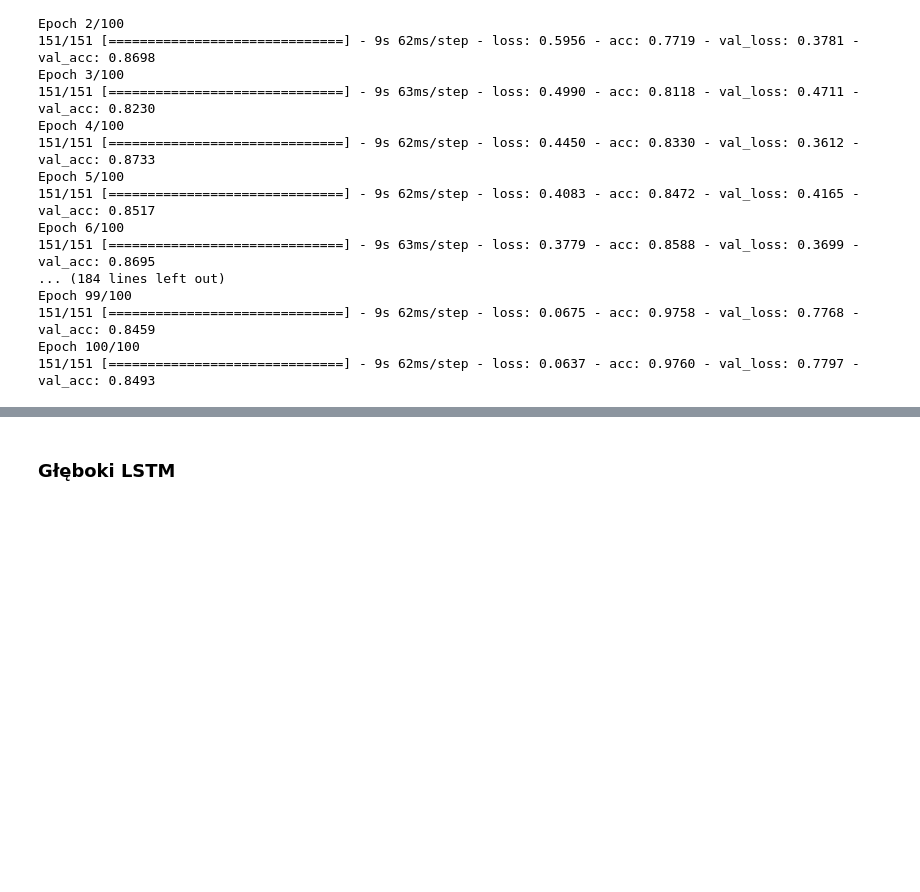
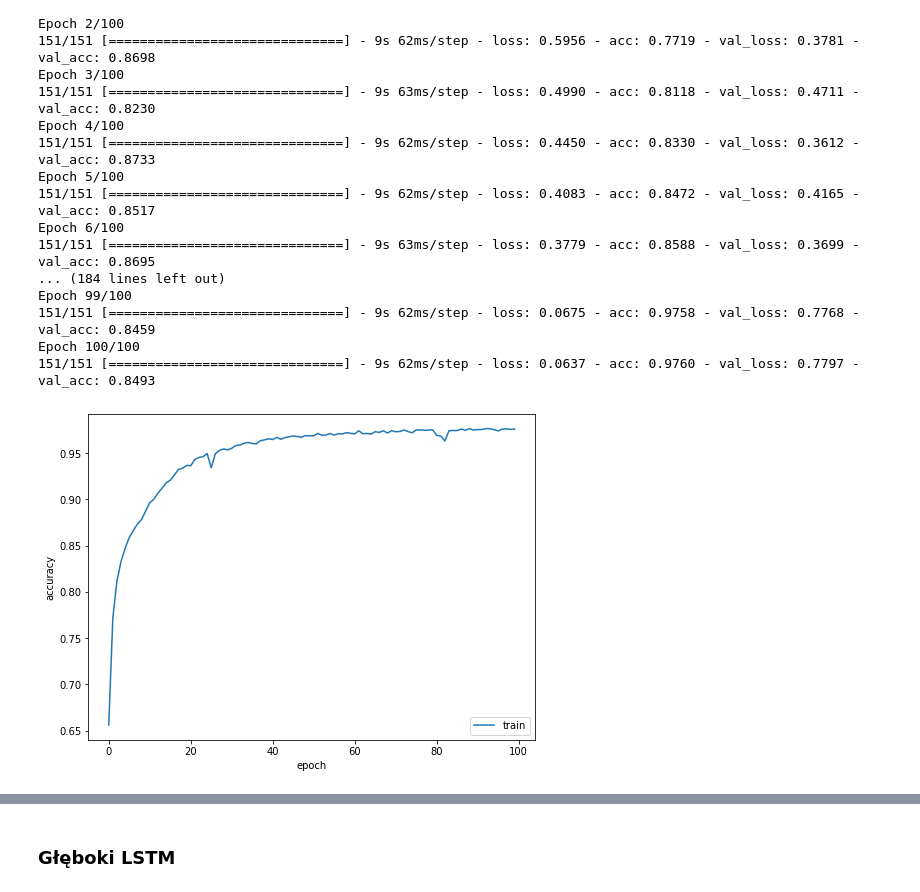
Before and after one commit to INFJakZda/Emotion-Recognition, a Jupyter notebook: reports/Emotion_Recognition.ipynb, the cells around one changed output, grey strips where cells are left out. Saved outputs shown, nothing was run; the diff lists cells and outputs as text; code cells hidden in the pictures; blank space fills up the shorter version.

```diff
--- a/reports/Emotion_Recognition.ipynb
+++ b/reports/Emotion_Recognition.ipynb
@@ -44,7 +62,7 @@ def getOneLayerLSTM(embeddingMatrix):
     model = Sequential()
     model.add(embeddingLayer)
     model.add(LSTM(LSTM_DIM, dropout=DROPOUT))
-    model.add(Dense(NUM_CLASSES, activation='sigmoid'))
+    model.add(Dense(NUM_CLASSES, activation='softmax'))
 
     rmsprop = tf.keras.optimizers.RMSprop(lr=LEARNING_RATE)
     model.compile(loss='categorical_crossentropy',
@@ -231,3 +235,12 @@ Epoch 99/100
 151/151 [==============================] - 9s 62ms/step - loss: 0.0675 - acc: 0.9758 - val_loss: 0.7768 - val_acc: 0.8459
 Epoch 100/100
 151/151 [==============================] - 9s 62ms/step - loss: 0.0637 - acc: 0.9760 - val_loss: 0.7797 - val_acc: 0.8493
+# %%
+rcParams['figure.figsize'] = 8,6
+plt.plot(history.history['acc'])
+plt.ylabel('accuracy')
+plt.xlabel('epoch')
+plt.legend(['train'], loc='lower right')
+plt.show()
+# %% [output]
+[figure, added]
```
Also changed, not shown: parts of 8 cells of this notebook.
